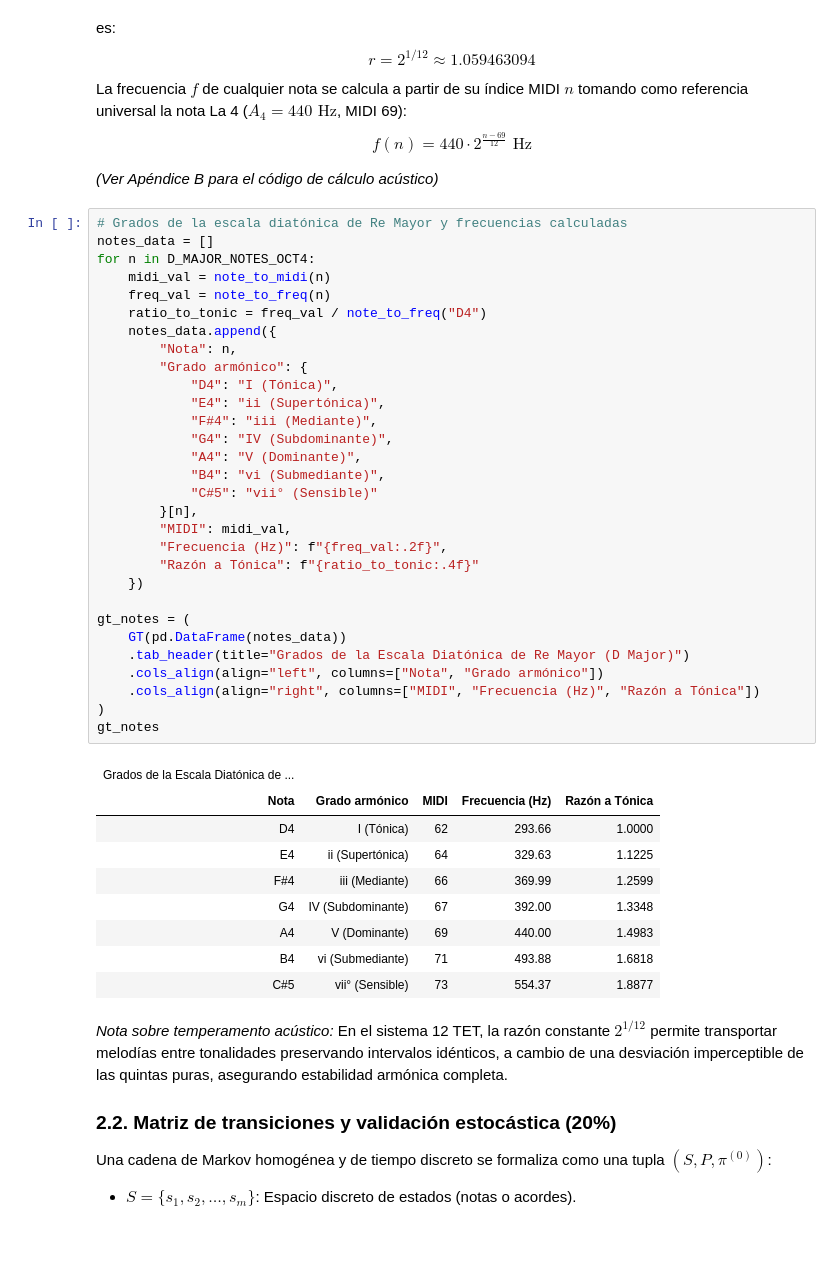
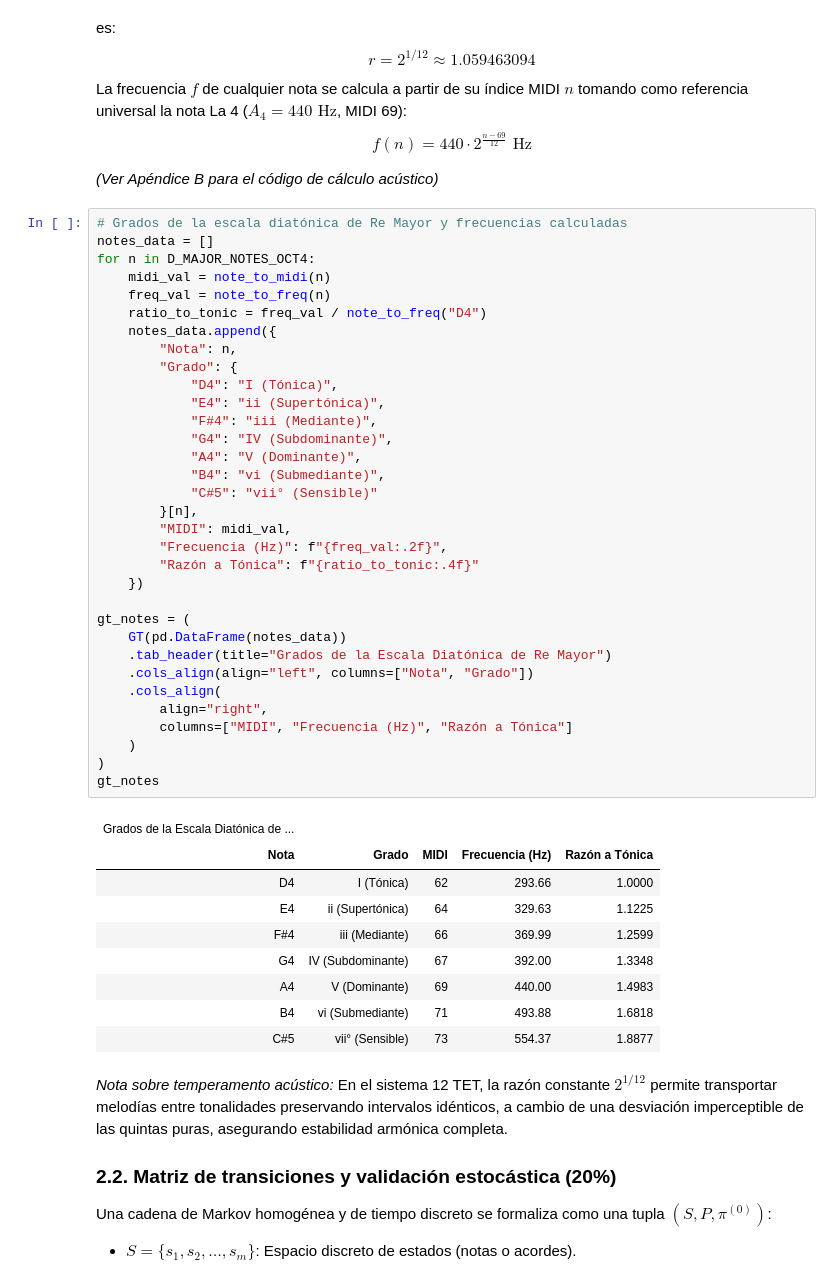
Before and after one commit to fdmonroy/TC3002B, a Jupyter notebook: m4-quant/act 2/notebooks/02_markov_melody_generator.ipynb, the cells around one changed output. Saved outputs shown, nothing was run; the diff lists cells and outputs as text; blank space fills up the shorter version.

```diff
--- a/m4-quant/act 2/notebooks/02_markov_melody_generator.ipynb
+++ b/m4-quant/act 2/notebooks/02_markov_melody_generator.ipynb
@@ -128,36 +134,39 @@ $$f(n) = 440 \cdot 2^{\frac{n - 69}{12}}\text{ Hz}$$
 # %%
 # Grados de la escala diatónica de Re Mayor y frecuencias calculadas
 notes_data = []
 for n in D_MAJOR_NOTES_OCT4:
     midi_val = note_to_midi(n)
     freq_val = note_to_freq(n)
     ratio_to_tonic = freq_val / note_to_freq("D4")
     notes_data.append({
         "Nota": n,
-        "Grado armónico": {
+        "Grado": {
             "D4": "I (Tónica)",
             "E4": "ii (Supertónica)",
             "F#4": "iii (Mediante)",
             "G4": "IV (Subdominante)",
             "A4": "V (Dominante)",
             "B4": "vi (Submediante)",
             "C#5": "vii° (Sensible)"
         }[n],
         "MIDI": midi_val,
         "Frecuencia (Hz)": f"{freq_val:.2f}",
         "Razón a Tónica": f"{ratio_to_tonic:.4f}"
     })
 
 gt_notes = (
     GT(pd.DataFrame(notes_data))
-    .tab_header(title="Grados de la Escala Diatónica de Re Mayor (D Major)")
-    .cols_align(align="left", columns=["Nota", "Grado armónico"])
-    .cols_align(align="right", columns=["MIDI", "Frecuencia (Hz)", "Razón a Tónica"])
+    .tab_header(title="Grados de la Escala Diatónica de Re Mayor")
+    .cols_align(align="left", columns=["Nota", "Grado"])
+    .cols_align(
+        align="right",
+        columns=["MIDI", "Frecuencia (Hz)", "Razón a Tónica"]
+    )
 )
 gt_notes
 # %% [output]
 | Grados de la Escala Diatónica de ... |  |  |  |  |
-| Nota | Grado armónico | MIDI | Frecuencia (Hz) | Razón a Tónica |
+| Nota | Grado | MIDI | Frecuencia (Hz) | Razón a Tónica |
 | D4 | I (Tónica) | 62 | 293.66 | 1.0000 |
 | E4 | ii (Supertónica) | 64 | 329.63 | 1.1225 |
 | F#4 | iii (Mediante) | 66 | 369.99 | 1.2599 |
```
Also changed, not shown: parts of 7 cells of this notebook, 3 other files.
